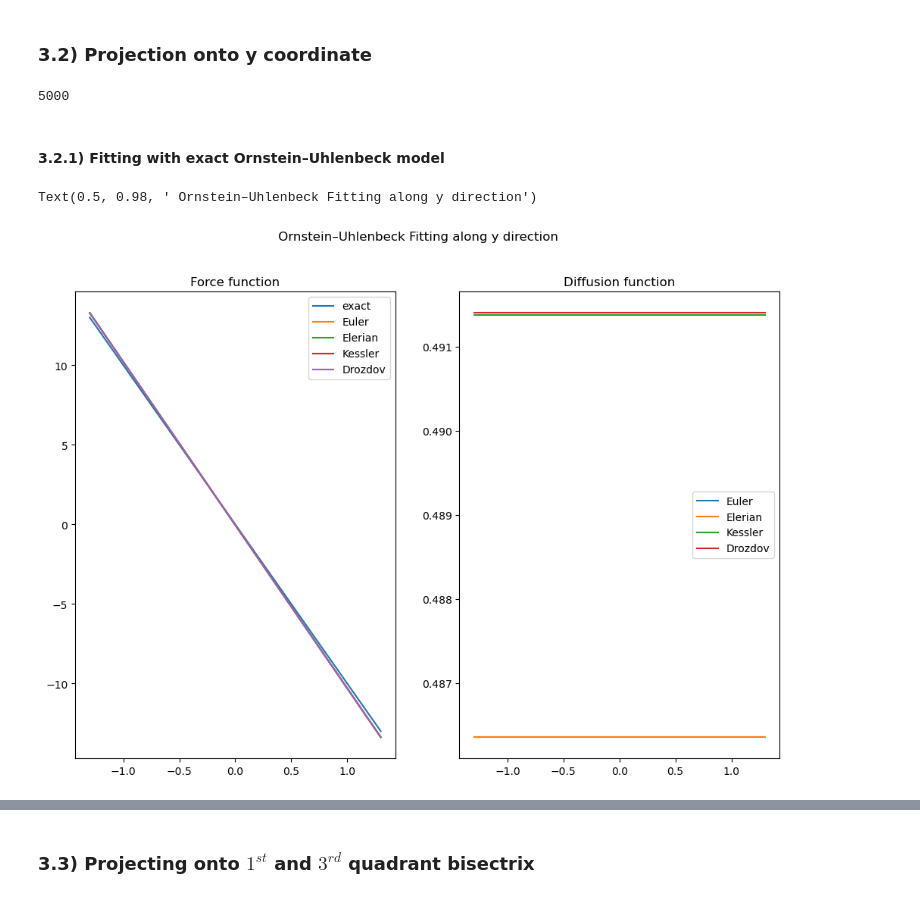
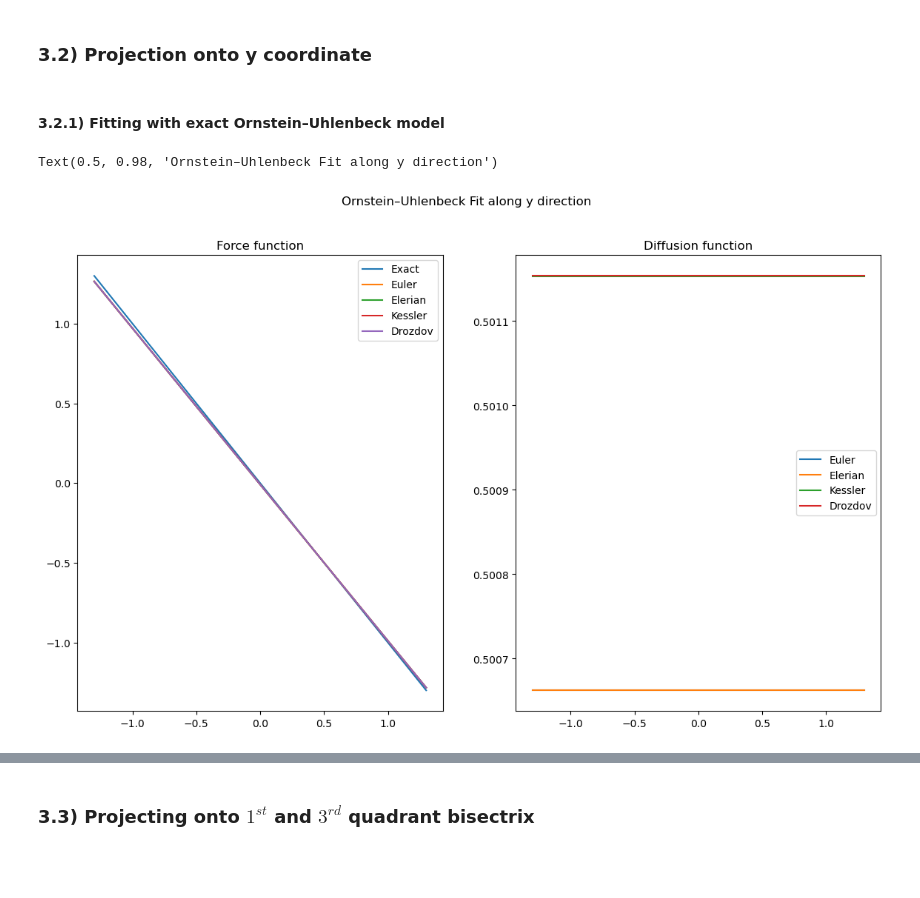
Before and after one commit to langevinmodel/folie, a Jupyter notebook: toy_models/estimation/2D_DoubleWell/2D_DoubleWell_estimation.ipynb, the cells around one changed output, grey strips where cells are left out. Drawn from its saved outputs; the diff is of its cells as text; code cells hidden in the pictures; blank space fills up the shorter version.

```diff
--- a/toy_models/estimation/2D_DoubleWell/2D_DoubleWell_estimation.ipynb
+++ b/toy_models/estimation/2D_DoubleWell/2D_DoubleWell_estimation.ipynb
@@ -74,13 +75,6 @@ for n, trj in enumerate(data_2d_unbias):
     axs.set_title("X-Y Trajectory")
     axs.grid()
 
-"""fig, axs = plt.subplots(1,2)
-for n, trj in enumerate(data_2d_unbias):
-    axs[0].plot(trj["x"][:,0],trj["x"][:,1])
-    #axs[1].plot(xmax[:, n])
-    axs[1].set_xlabel("$timestep$")
-    axs[1].set_ylabel("$x(t)$")
-    axs[1].grid()"""
 # plot x,y Trajectories in separate subplots
 fig,bb =  plt.subplots(1,2)
 for n, trj in enumerate(data_2d_unbias):
@@ -343,56 +327,45 @@ Text(0.5, 0.98, 'B-spline Fitting with 4 knots')
 # %% [markdown]
 ### 3.2) Projection onto y coordinate
-# %%
-ydata = fl.data.trajectories.Trajectories(dt=dt)
-s = np.empty(shape=(len(trj["x"][:,1]),1))
-for n, trj in enumerate(data_2d_unbias):
-    for j in range(len(trj["x"][:,1])):
-        s[j]=trj["x"][:,1][j]
-    ydata.append(s)
-print(len(s))
-# #### Possible models
-# trainforce =fl.functions.Polynomial(deg=3,coefficients=np.asarray([1,1,1,1]))
-# traindiff = fl.functions.Polynomial(deg=0,coefficients=np.asarray([0.0]))
-# trainmodelx=fl.models.Overdamped(force = trainforce,diffusion=traindiff, has_bias=False)
-yfa = np.linspace(-1.3, 1.3, 75)
-yforce= -b*yfa
-# %% [output]
-5000
+# %%
+ydata = fl.data.trajectories.Trajectories(dt=dt)
+for n, trj in enumerate(data_2d_unbias):
+    ydata.append(fl.data.trajectories.Trajectory(dt,trj["x"][:,1].reshape(len(trj["x"][:,1]),1)))
+yfa = np.linspace(-1.3, 1.3, 75)
+yforce= -b*yfa
 # %% [markdown]
 #### 3.2.1) Fitting with exact  Ornstein–Uhlenbeck model
 # %%
-trainmodel=fl.models.OrnsteinUhlenbeck(has_bias=False)
+trainmodely=fl.models.OrnsteinUhlenbeck(has_bias=False)
 
-Eul_estimator = fl.LikelihoodEstimator(fl.EulerDensity(deepcopy(trainmodel)))   # deepcopy is used because the estimator modifies the model when fit method is called
-Eln_estimator = fl.LikelihoodEstimator(fl.ElerianDensity(deepcopy(trainmodel))) # and when the second estimator uses the object trainmodel this will already have the modfications
-Ksl_estimator = fl.LikelihoodEstimator(fl.KesslerDensity(deepcopy(trainmodel))) # made by the previuos estimatorand so in the end they will return the exact same results
-Drz_estimator = fl.LikelihoodEstimator(fl.DrozdovDensity(deepcopy(trainmodel))) # which is the reason why the loop checking if the values are different in the following cell exists
-
+Eul_estimator = fl.LikelihoodEstimator(fl.EulerDensity(deepcopy(trainmodely)))   # deepcopy is used because the estimator modifies the model when fit method is called
+Eln_estimator = fl.LikelihoodEstimator(fl.ElerianDensity(deepcopy(trainmodely))) # and when the second estimator uses the object trainmodel this will already have the modifications
+Ksl_estimator = fl.LikelihoodEstimator(fl.KesslerDensity(deepcopy(trainmodely))) # made by the previous estimator. So in the end they will return the exact same results
+Drz_estimator = fl.LikelihoodEstimator(fl.DrozdovDensity(deepcopy(trainmodely)))
 
 Eul_res=Eul_estimator.fit_fetch(deepcopy(ydata))
 Eln_res=Eln_estimator.fit_fetch(deepcopy(ydata))
 Ksl_res=Ksl_estimator.fit_fetch(deepcopy(ydata))
 Drz_res=Drz_estimator.fit_fetch(deepcopy(ydata))
 
-res_vec = [Eul_res,Eln_res,Ksl_res,Drz_res] # made a list of all the trained estimators
+res_vec = [Eul_res,Eln_res,Ksl_res,Drz_res] # makes a list of all the trained estimators
 
 # PLOT OF THE RESULTS
 
 fig,ax = plt.subplots(1,2,figsize=(14,8))
-ax[0].plot(yfa, yforce,label='exact')
+ax[0].plot(yfa, yforce,label='Exact')
 for name, res in zip(
     ["Euler", "Elerian","Kessler", "Drozdov"], res_vec,
 ):
     ax[0].plot(yfa, res.force(yfa.reshape(-1, 1)), label=name)
     ax[1].plot(yfa, res.diffusion(yfa.reshape(-1, 1)), label=name)
 ax[0].set_title('Force function')
 ax[1].set_title('Diffusion function')
 ax[0].legend()
 ax[1].legend()
-fig.suptitle('Ornstein–Uhlenbeck Fitting along y direction')
+fig.suptitle('Ornstein–Uhlenbeck Fit along y direction')
 # %% [output]
-Text(0.5, 0.98, ' Ornstein–Uhlenbeck Fitting along y direction')
+Text(0.5, 0.98, 'Ornstein–Uhlenbeck Fit along y direction')
-[figure, old version]
+[figure, new version]
 # %%
 for res in res_vec:
     print(res.coefficients)
```
Also changed, not shown: parts of 40 cells of this notebook.
